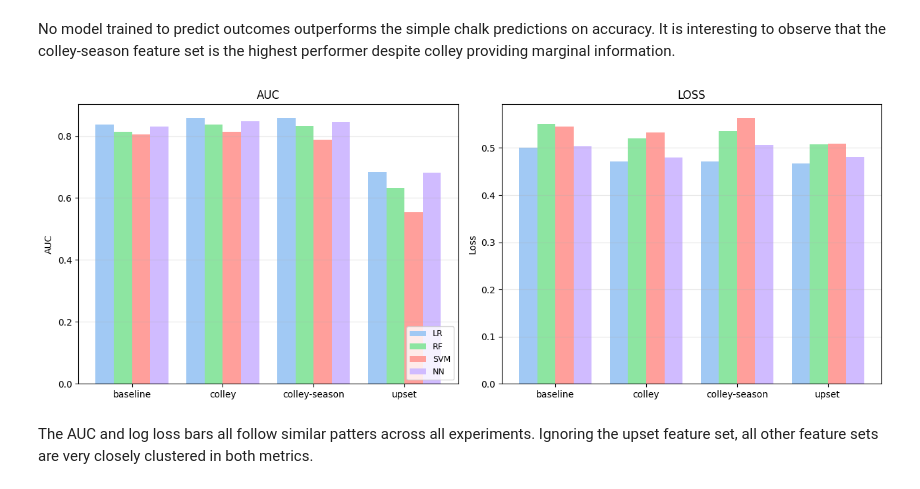
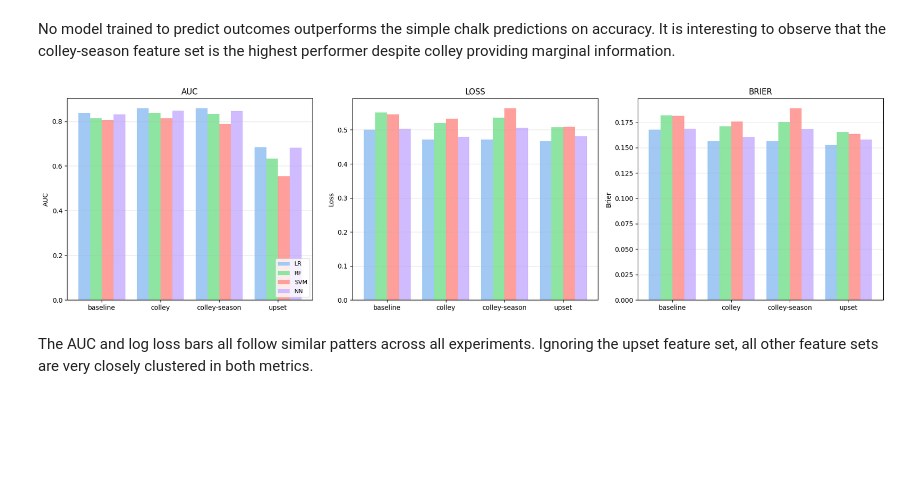
Before and after one commit to cmdnwright/march-madness-nn, a Jupyter notebook: game_simulations.ipynb, the cells around one changed output. Drawn from its saved outputs; the diff is of its cells as text; code cells hidden in the pictures; blank space fills up the shorter version.

```diff
--- a/game_simulations.ipynb
+++ b/game_simulations.ipynb
@@ -197,7 +227,7 @@ results['baseline_focal_nn'] = {'NN (focal)': nn_metrics, 'NN (baseline)': resul
 # %%
 # focal loss vs. default loss, nn only
-fig, axes = plt.subplots(1, 3, figsize=(12, 4))
-metric_names = ['accuracy', 'auc', 'loss']
+fig, axes = plt.subplots(1, 4, figsize=(16, 4))
+metric_names = ['accuracy', 'auc', 'loss', 'brier']
 configs = ['NN (baseline)', 'NN (focal)']
 colors = ['#8172B2', "#74CC84"]
 for ax, metric_name in zip(axes, metric_names):
@@ -222,7 +256,7 @@ seed_preds = (X_test[:, -1] < 0).astype(int)
 accuracy = float(np.mean(seed_preds == y_test))
 print(accuracy)
 
-results['seed_heuristic'] = {'Seed heuristic': {'accuracy': accuracy, 'auc': np.nan, 'loss': np.nan}}
+results['seed_heuristic'] = {'Seed heuristic': {'accuracy': accuracy, 'auc': np.nan, 'loss': np.nan, 'brier': np.nan}}
 # %% [output]
 0.7835820895522388
 # %% [markdown]
@@ -389,23 +435,23 @@ plt.show()
 # %% [markdown]
 No model trained to predict outcomes outperforms the simple chalk predictions on accuracy. It is interesting to observe that the colley-season feature set is the highest performer despite colley providing marginal information.
 # %%
-# Same comparison, but for AUC and loss, so all three metrics are visible side by side
-fig, axes = plt.subplots(1, 2, figsize=(13, 5))
-for ax, metric_name in zip(axes, ['auc', 'loss']):
+# Same comparison, but for AUC, loss, and brier score, so all three metrics are visible side by side
+fig, axes = plt.subplots(1, 3, figsize=(18, 5))
+metric_labels = {'auc': 'AUC', 'loss': 'Loss', 'brier': 'Brier'}
+for ax, metric_name in zip(axes, ['auc', 'loss', 'brier']):
     for i, model_name in enumerate(model_names):
         values = [results[exp][model_name][metric_name] for exp in main_experiments]
         ax.bar(x + (i - 1.5) * width, values, width, label=model_name, color=MODEL_COLORS[model_name])
     ax.set_xticks(x)
     ax.set_xticklabels(main_experiments)
     ax.set_title(metric_name.upper())
+    ax.set_ylabel(metric_labels[metric_name])
     ax.grid(axis='y', alpha=0.3)
 axes[0].legend(loc='lower right', fontsize=9)
-axes[0].set_ylabel('AUC')
-axes[1].set_ylabel('Loss')
 plt.tight_layout()
 plt.show()
 # %% [output]
-[figure, old version]
+[figure, new version]
 # %% [markdown]
 The AUC and log loss bars all follow similar patters across all experiments. Ignoring the upset feature set, all other feature sets are very closely clustered in both metrics.
 # %% [markdown]
```
Also changed, not shown: parts of 20 cells of this notebook, 5 other files.
